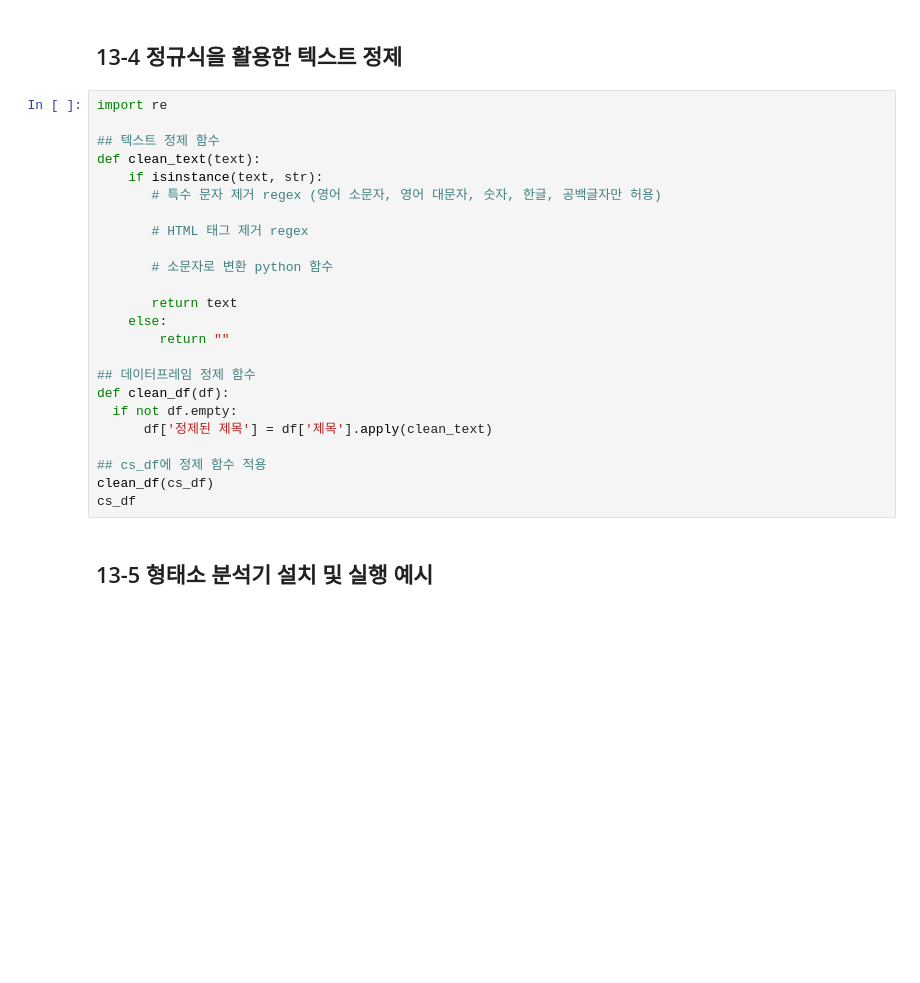
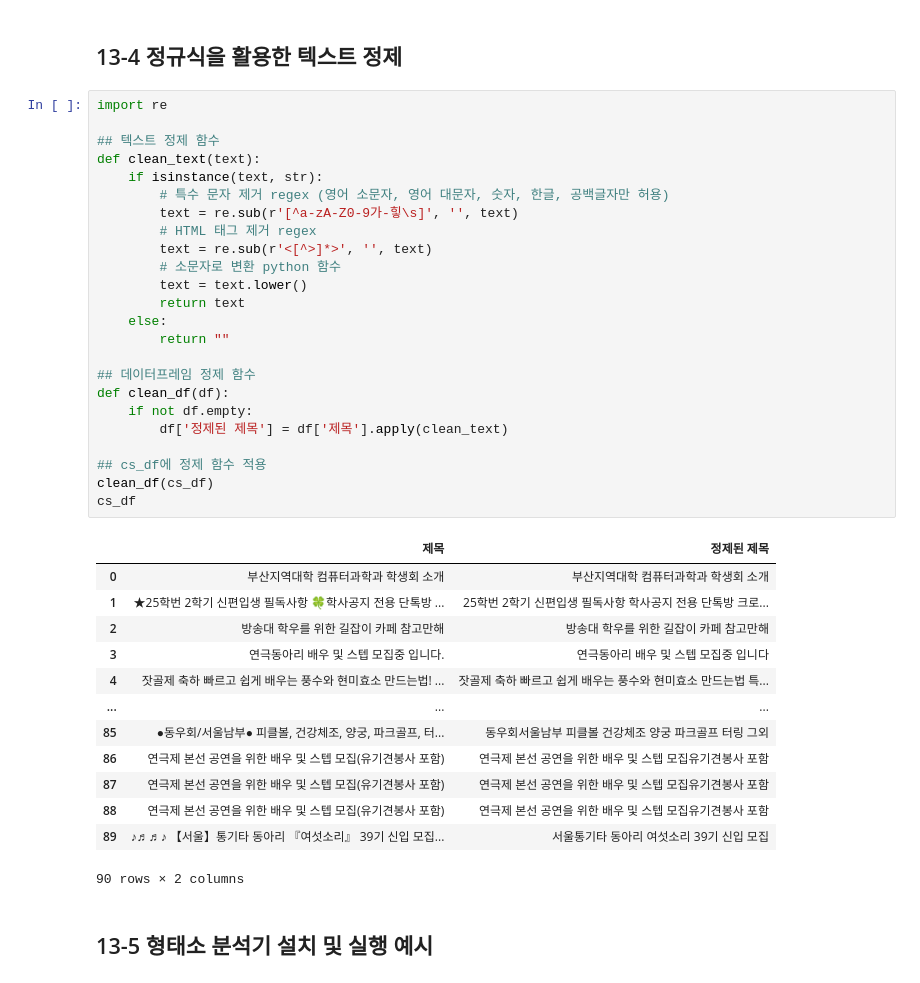
Before and after one commit to Dayeong-Hwang/Data-Analysis-with-Open-Source, a Jupyter notebook: 오픈소스_데이터_분석_13강.ipynb, the cells around one changed output. Cells and saved outputs as stored; diff of their text form; blank space fills up the shorter version.

```diff
--- a/오픈소스_데이터_분석_13강.ipynb
+++ b/오픈소스_데이터_분석_13강.ipynb
@@ -239,27 +239,41 @@ cs_df = pd.DataFrame(data = {'제목': board_titles})
 # %%
 import re
 
 ## 텍스트 정제 함수
 def clean_text(text):
     if isinstance(text, str):
-       # 특수 문자 제거 regex (영어 소문자, 영어 대문자, 숫자, 한글, 공백글자만 허용)
-
-       # HTML 태그 제거 regex
-
-       # 소문자로 변환 python 함수
-
-       return text
+        # 특수 문자 제거 regex (영어 소문자, 영어 대문자, 숫자, 한글, 공백글자만 허용)
+        text = re.sub(r'[^a-zA-Z0-9가-힣\s]', '', text)
+        # HTML 태그 제거 regex
+        text = re.sub(r'<[^>]*>', '', text)
+        # 소문자로 변환 python 함수
+        text = text.lower()
+        return text
     else:
         return ""
 
 ## 데이터프레임 정제 함수
 def clean_df(df):
-  if not df.empty:
-      df['정제된 제목'] = df['제목'].apply(clean_text)
+    if not df.empty:
+        df['정제된 제목'] = df['제목'].apply(clean_text)
 
 ## cs_df에 정제 함수 적용
 clean_df(cs_df)
 cs_df
+# %% [output]
+|  | 제목 | 정제된 제목 |
+| 0 | 부산지역대학 컴퓨터과학과 학생회 소개 | 부산지역대학 컴퓨터과학과 학생회 소개 |
+| 1 | ★25학번 2학기 신편입생 필독사항 🍀학사공지 전용 단톡방 ... | 25학번 2학기 신편입생 필독사항 학사공지 전용 단톡방 크로... |
+| 2 | 방송대 학우를 위한 길잡이 카페 참고만해 | 방송대 학우를 위한 길잡이 카페 참고만해 |
+| 3 | 연극동아리 배우 및 스텝 모집중 입니다. | 연극동아리 배우 및 스텝 모집중 입니다 |
+| 4 | 잣골제 축하 빠르고 쉽게 배우는 풍수와 현미효소 만드는법! ... | 잣골제 축하 빠르고 쉽게 배우는 풍수와 현미효소 만드는법 특... |
+| ... | ... | ... |
+| 85 | ●동우회/서울남부● 피클볼, 건강체조, 양궁, 파크골프, 터... | 동우회서울남부 피클볼 건강체조 양궁 파크골프 터링 그외 |
+| 86 | 연극제 본선 공연을 위한 배우 및 스텝 모집(유기견봉사 포함) | 연극제 본선 공연을 위한 배우 및 스텝 모집유기견봉사 포함 |
+| 87 | 연극제 본선 공연을 위한 배우 및 스텝 모집(유기견봉사 포함) | 연극제 본선 공연을 위한 배우 및 스텝 모집유기견봉사 포함 |
+| 88 | 연극제 본선 공연을 위한 배우 및 스텝 모집(유기견봉사 포함) | 연극제 본선 공연을 위한 배우 및 스텝 모집유기견봉사 포함 |
+| 89 | ♪♬♬♪ 【서울】통기타 동아리 『여섯소리』 39기 신입 모집... | 서울통기타 동아리 여섯소리 39기 신입 모집 |
+90 rows × 2 columns
 # %% [markdown]
 ## 13-5 형태소 분석기 설치 및 실행 예시
 # %%
```
Also changed, not shown: parts of 2 cells of this notebook.
